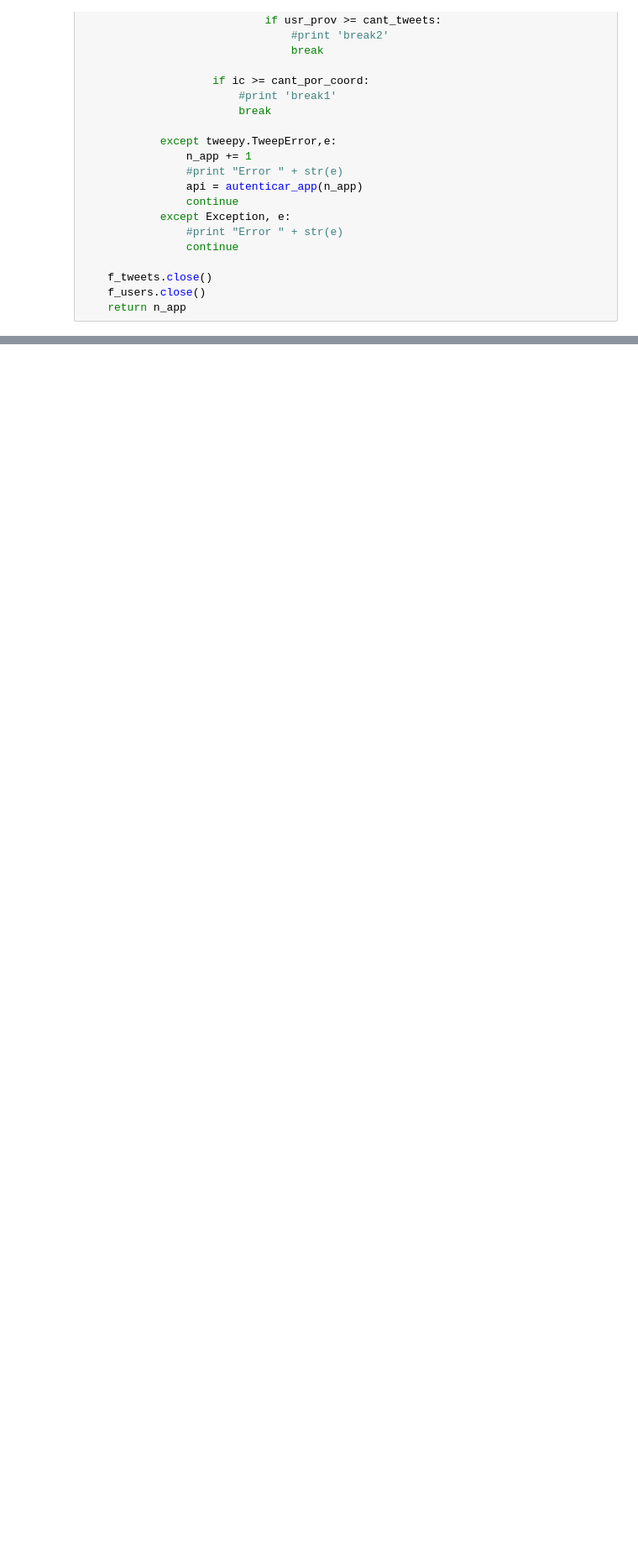
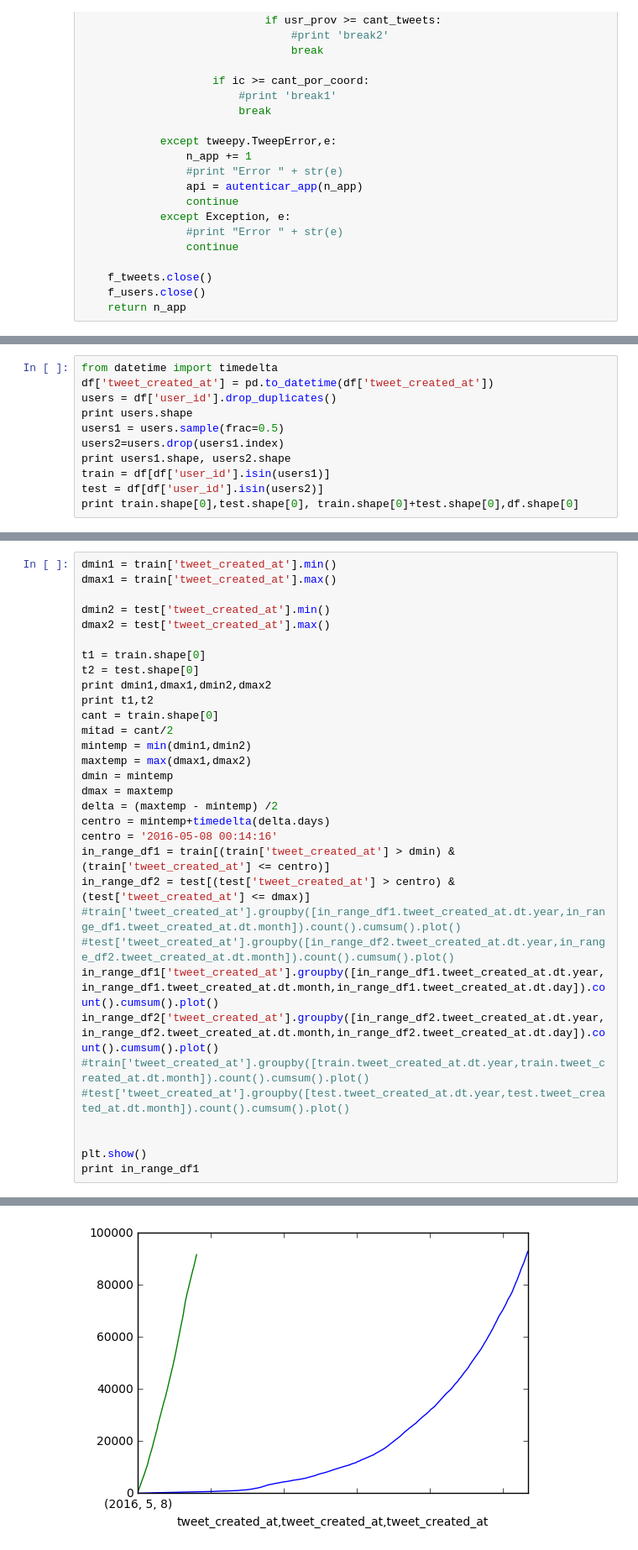
Before and after one commit to daleman/tesis, a Jupyter notebook: usersYDias.ipynb, the cells around one changed output, grey strips where cells are left out. Shown at 84% size. Drawn from its saved outputs; the diff is of its cells as text; blank space fills up the shorter version.

```diff
--- a/usersYDias.ipynb
+++ b/usersYDias.ipynb
@@ -173,0 +470,11 @@ sanluis 1000
+# %%
+from datetime import timedelta
+df['tweet_created_at'] = pd.to_datetime(df['tweet_created_at'])
+users = df['user_id'].drop_duplicates()
+print users.shape
+users1 = users.sample(frac=0.5)
+users2=users.drop(users1.index)
+print users1.shape, users2.shape
+train = df[df['user_id'].isin(users1)]
+test = df[df['user_id'].isin(users2)]
+print train.shape[0],test.shape[0], train.shape[0]+test.shape[0],df.shape[0]
@@ -173,0 +546,33 @@ sanluis 1000
+# %%
+dmin1 = train['tweet_created_at'].min()
+dmax1 = train['tweet_created_at'].max()
+
+dmin2 = test['tweet_created_at'].min()
+dmax2 = test['tweet_created_at'].max()
+
+t1 = train.shape[0]
+t2 = test.shape[0]
+print dmin1,dmax1,dmin2,dmax2
+print t1,t2
+cant = train.shape[0]
+mitad = cant/2
+mintemp = min(dmin1,dmin2)
+maxtemp = max(dmax1,dmax2)
+dmin = mintemp
+dmax = maxtemp
+delta = (maxtemp - mintemp) /2
+centro = mintemp+timedelta(delta.days)
+centro = '2016-05-08 00:14:16'
+in_range_df1 = train[(train['tweet_created_at'] > dmin) & (train['tweet_created_at'] <= centro)]
+in_range_df2 = test[(test['tweet_created_at'] > centro) & (test['tweet_created_at'] <= dmax)]
+#train['tweet_created_at'].groupby([in_range_df1.tweet_created_at.dt.year,in_range_df1.tweet_created_at.dt.month]).count().cumsum().plot()
+#test['tweet_created_at'].groupby([in_range_df2.tweet_created_at.dt.year,in_range_df2.tweet_created_at.dt.month]).count().cumsum().plot()
+in_range_df1['tweet_created_at'].groupby([in_range_df1.tweet_created_at.dt.year,in_range_df1.tweet_created_at.dt.month,in_range_df1.tweet_created_at.dt.day]).count().cumsum().plot()
+in_range_df2['tweet_created_at'].groupby([in_range_df2.tweet_created_at.dt.year,in_range_df2.tweet_created_at.dt.month,in_range_df2.tweet_created_at.dt.day]).count().cumsum().plot()
+#train['tweet_created_at'].groupby([train.tweet_created_at.dt.year,train.tweet_created_at.dt.month]).count().cumsum().plot()
+#test['tweet_created_at'].groupby([test.tweet_created_at.dt.year,test.tweet_created_at.dt.month]).count().cumsum().plot()
+
+
+plt.show()
+print in_range_df1
+# %% [output]
@@ -173,0 +581 @@ sanluis 1000
+[figure, added]
```
Also changed, not shown: parts of 20 cells of this notebook, 1 other file.
